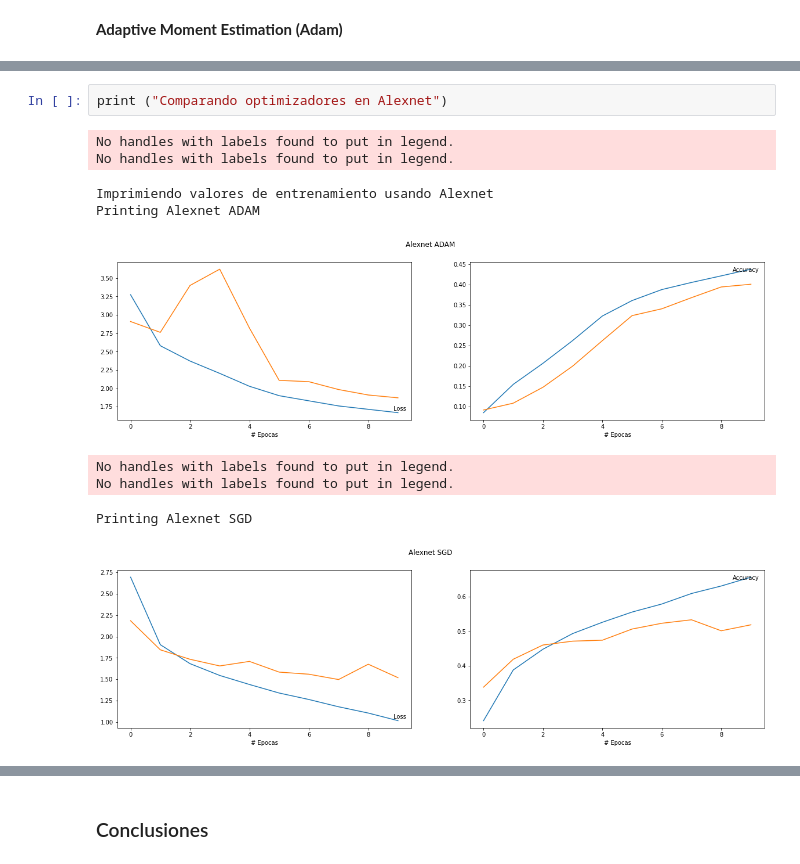
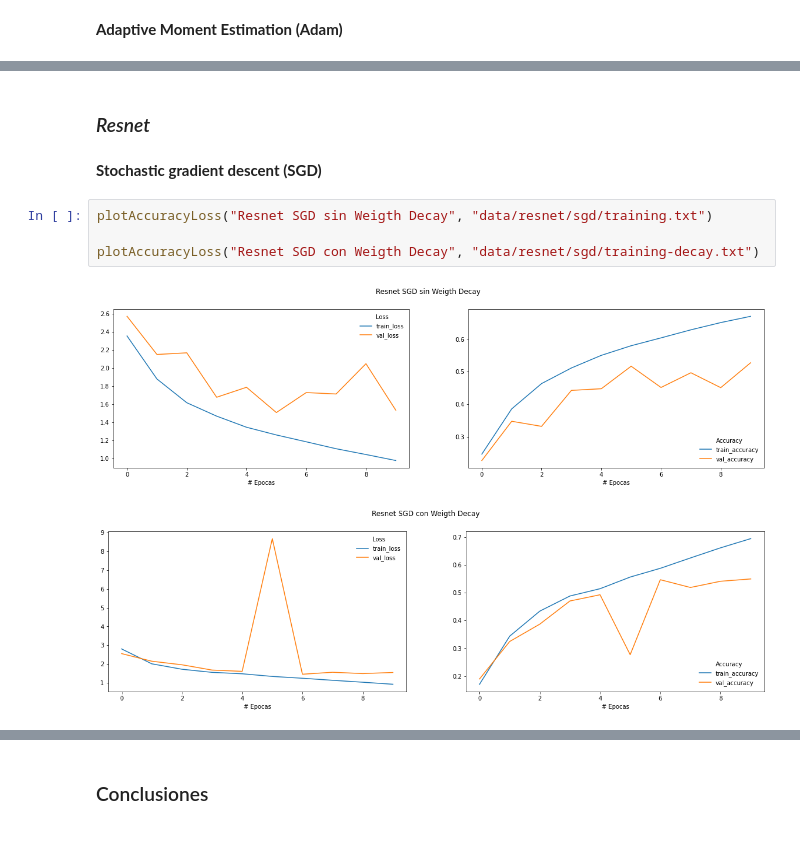
Before and after one commit to roydcapella/convnet2, a Jupyter notebook: resnet_alexnet.ipynb, the cells around one changed output, grey strips where cells are left out. Drawn from its saved outputs; the diff is of its cells as text.

```diff
--- a/resnet_alexnet.ipynb
+++ b/resnet_alexnet.ipynb
@@ -266,12 +505,11 @@ plotAccuracyLoss("Alexnet ADAM", "data/models/alexnet/adam/training.txt")
-# %%
-print ("Comparando optimizadores en Alexnet")
-# %% [output]
-No handles with labels found to put in legend.
-No handles with labels found to put in legend.
-Imprimiendo valores de entrenamiento usando Alexnet
-Printing Alexnet ADAM
-[figure, removed]
-No handles with labels found to put in legend.
-No handles with labels found to put in legend.
-Printing Alexnet SGD
-[figure, removed]
+# %% [markdown]
+### *Resnet*
+# %% [markdown]
+**Stochastic gradient descent (SGD)**
+# %%
+plotAccuracyLoss("Resnet SGD sin Weigth Decay", "data/resnet/sgd/training.txt")
+
+plotAccuracyLoss("Resnet SGD con Weigth Decay", "data/resnet/sgd/training-decay.txt")
+# %% [output]
+[figure, added]
+[figure, added]
```
Also changed, not shown: parts of 90 cells of this notebook.
